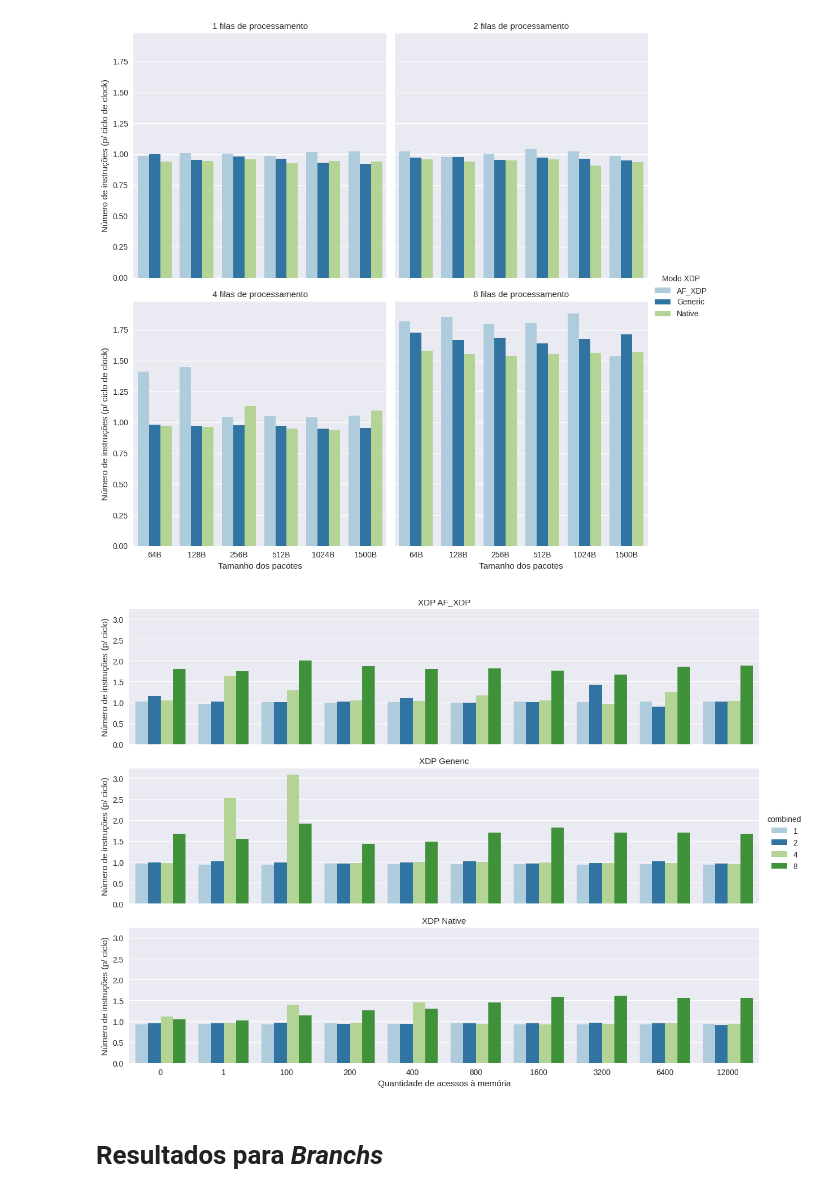
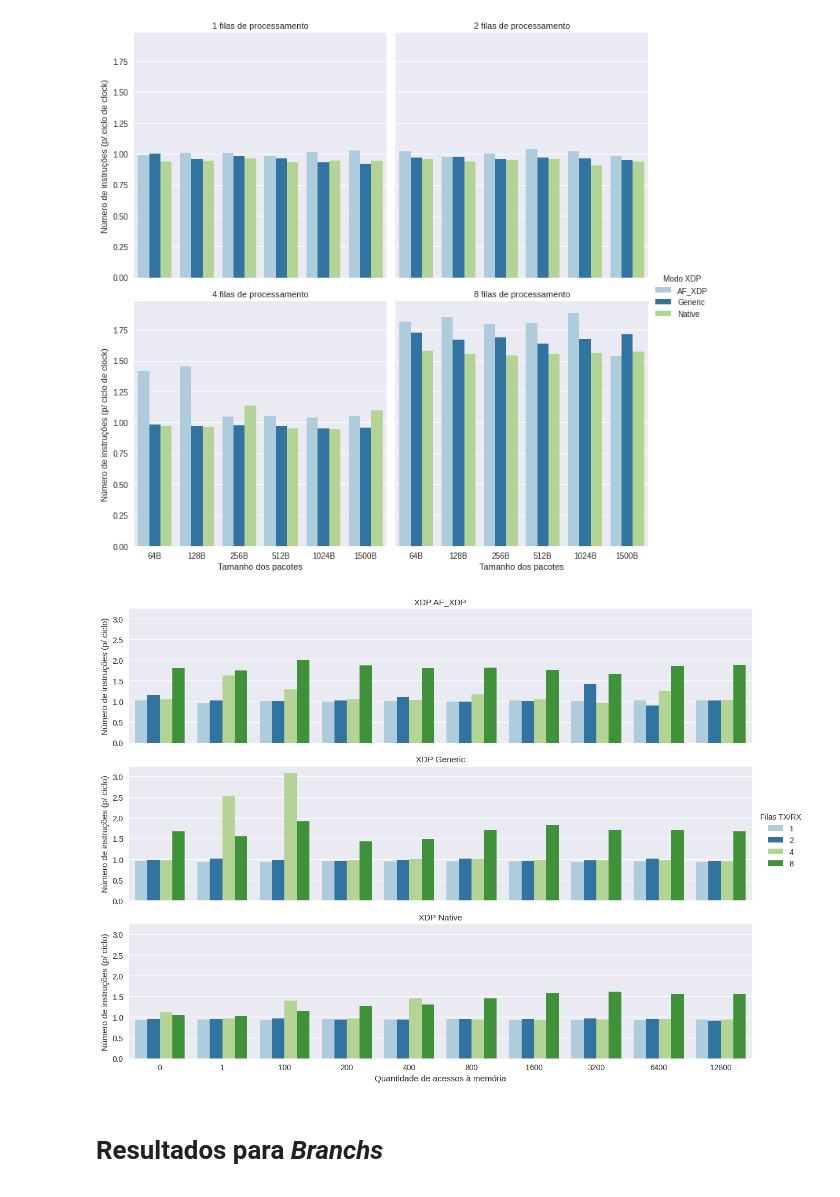
Before and after one commit to igor-capeletti/tcc_eBPF_XDP, a Jupyter notebook: scripts/python/gera_graficos_instrucoes_e_branchs.ipynb, the cells around one changed output. Cells and saved outputs as stored; diff of their text form; code cells hidden in the pictures.

```diff
--- a/scripts/python/gera_graficos_instrucoes_e_branchs.ipynb
+++ b/scripts/python/gera_graficos_instrucoes_e_branchs.ipynb
@@ -141,34 +141,35 @@ grafico.savefig(f'{raiz}/instrucoes_{hue}_x_{eixo_x}@alg_{algoritmo}{format_imag
 #
 
 packet_size= 1024
 
 eixo_x= 'algoritmo'
 eixo_y= 'instructions'
 hue= 'hook_ebpf'
 
 plt.rc('figure', figsize=(5, 5))
 df_perf= df_perf.sort_values(by=[eixo_x,hue,'combined'], ascending=True)       #ordena dados com os valores do eixo x
 
 df= df_perf.copy()
 df['instructions']= df['instructions']/1000000
 df= df[df.packet_size == packet_size]            #filtra por tamanho de pacote especifico
 df= df[[eixo_x, eixo_y, hue, 'combined']]
 df = df.rename(columns={'hook_ebpf': 'Modo XDP'})
+df = df.rename(columns={'combined': 'Filas TX/RX'})
 
 
 df.index= range(len(df))
 grafico = sns.catplot(
     data=df, x=eixo_x, y=eixo_y,
-    col='Modo XDP', hue='combined',
+    col='Modo XDP', hue='Filas TX/RX',
     kind="bar", palette='Paired', col_wrap=1,
     height= 3, aspect=12/3
 )
 grafico.set_ylabels("Número de instruções (p/ ciclo)")
 grafico.set_xlabels("Quantidade de acessos à memória")
 grafico.set_titles("XDP {col_name}")
 
 grafico.savefig(f'{raiz}/instrucoes_{hue}_x_{eixo_x}@packet_size_{packet_size}{format_imagens}')
 # %% [output]
-[figure, old version]
+[figure, new version]
 # %% [markdown]
 # Resultados para ***Branchs***
```
Also changed, not shown: parts of 3 cells of this notebook, 12 other files.
